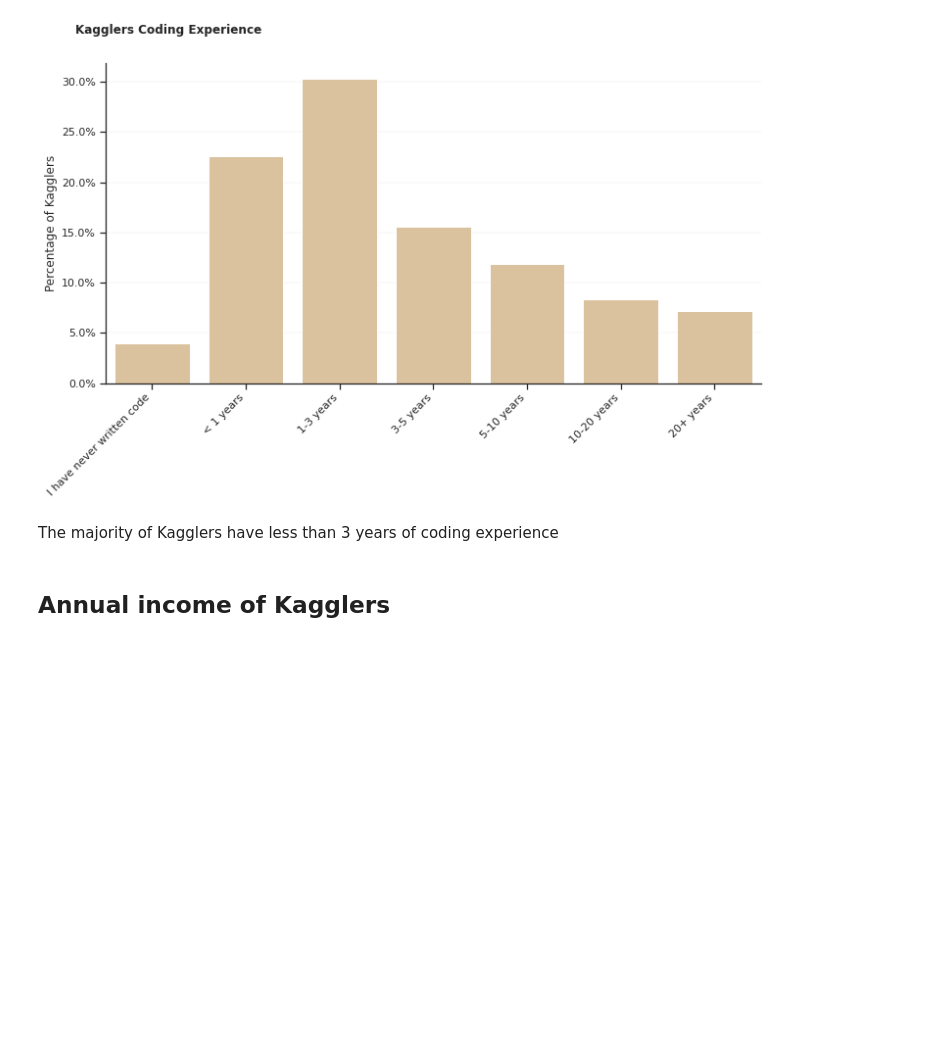
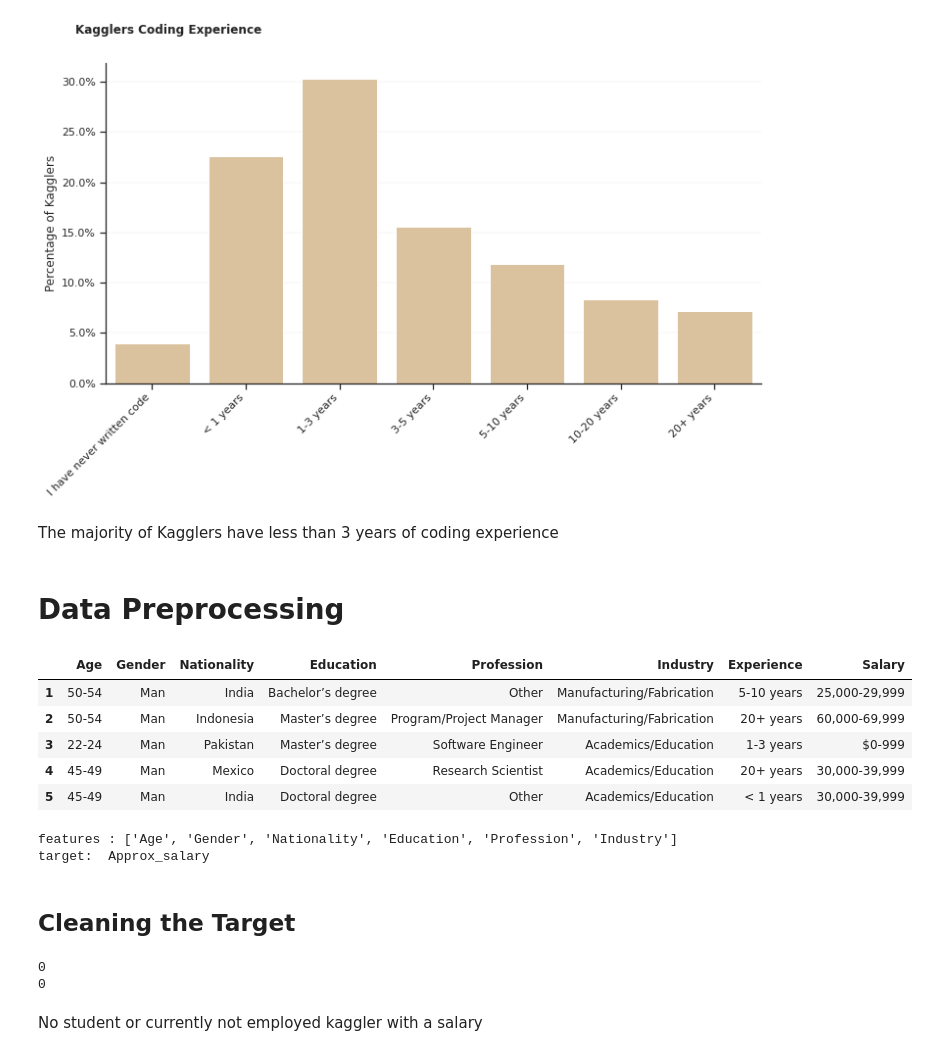
Before and after one commit to StephRoos/Data-Science, a Jupyter notebook: Kaggle_Survey/2021_Kaggle_Survey_Analysis.ipynb, the cells around one changed output. Cells and saved outputs as stored; diff of their text form; code cells hidden in the pictures; blank space fills up the shorter version.

```diff
--- a/Kaggle_Survey/2021_Kaggle_Survey_Analysis.ipynb
+++ b/Kaggle_Survey/2021_Kaggle_Survey_Analysis.ipynb
@@ -346,6 +346,45 @@ plt.show()
 [figure]
 # %% [markdown]
 The majority of Kagglers have less than 3 years of coding experience
-# %% [markdown]
-## Annual income of Kagglers
+# %% [markdown]
+# Data Preprocessing
+# %%
+# Create DataFrame for Modelling
+
+df = df_a[['Q1', 'Q2', 'Q3', 'Q4', 'Q5', 'Q20', 'Q6', 'Q25']]
+df.columns = ['Age', 'Gender', 'Nationality', 'Education', 'Profession', 'Industry', 'Experience', 'Salary']
+
+df.head()
+# %% [output]
+|  | Age | Gender | Nationality | Education | Profession | Industry | Experience | Salary |
+| 1 | 50-54 | Man | India | Bachelor’s degree | Other | Manufacturing/Fabrication | 5-10 years | 25,000-29,999 |
+| 2 | 50-54 | Man | Indonesia | Master’s degree | Program/Project Manager | Manufacturing/Fabrication | 20+ years | 60,000-69,999 |
+| 3 | 22-24 | Man | Pakistan | Master’s degree | Software Engineer | Academics/Education | 1-3 years | $0-999 |
+| 4 | 45-49 | Man | Mexico | Doctoral degree | Research Scientist | Academics/Education | 20+ years | 30,000-39,999 |
+| 5 | 45-49 | Man | India | Doctoral degree | Other | Academics/Education | < 1 years | 30,000-39,999 |
+# %%
+features = list(df.columns[0:6])
+target = df.columns[7]
+
+print('features :', features)
+print('target: ', target)
+# %% [output]
+features : ['Age', 'Gender', 'Nationality', 'Education', 'Profession', 'Industry']
+target:  Approx_salary
+# %% [markdown]
+## Cleaning the Target
+# %%
+# Drop the NaN values
+df = df.dropna(subset='Salary')
+
+# Is there any student left with a salary ?
+print(np.sum(df['Profession'] == 'Student'))
+
+# Is there any unemployed kaggler left with a salary ?
+print(np.sum(df['Profession'] == 'Currently not employed'))
+# %% [output]
+0
+0
+# %% [markdown]
+No student or currently not employed kaggler with a salary
 # %%
```
Also changed, not shown: parts of 21 cells of this notebook.
